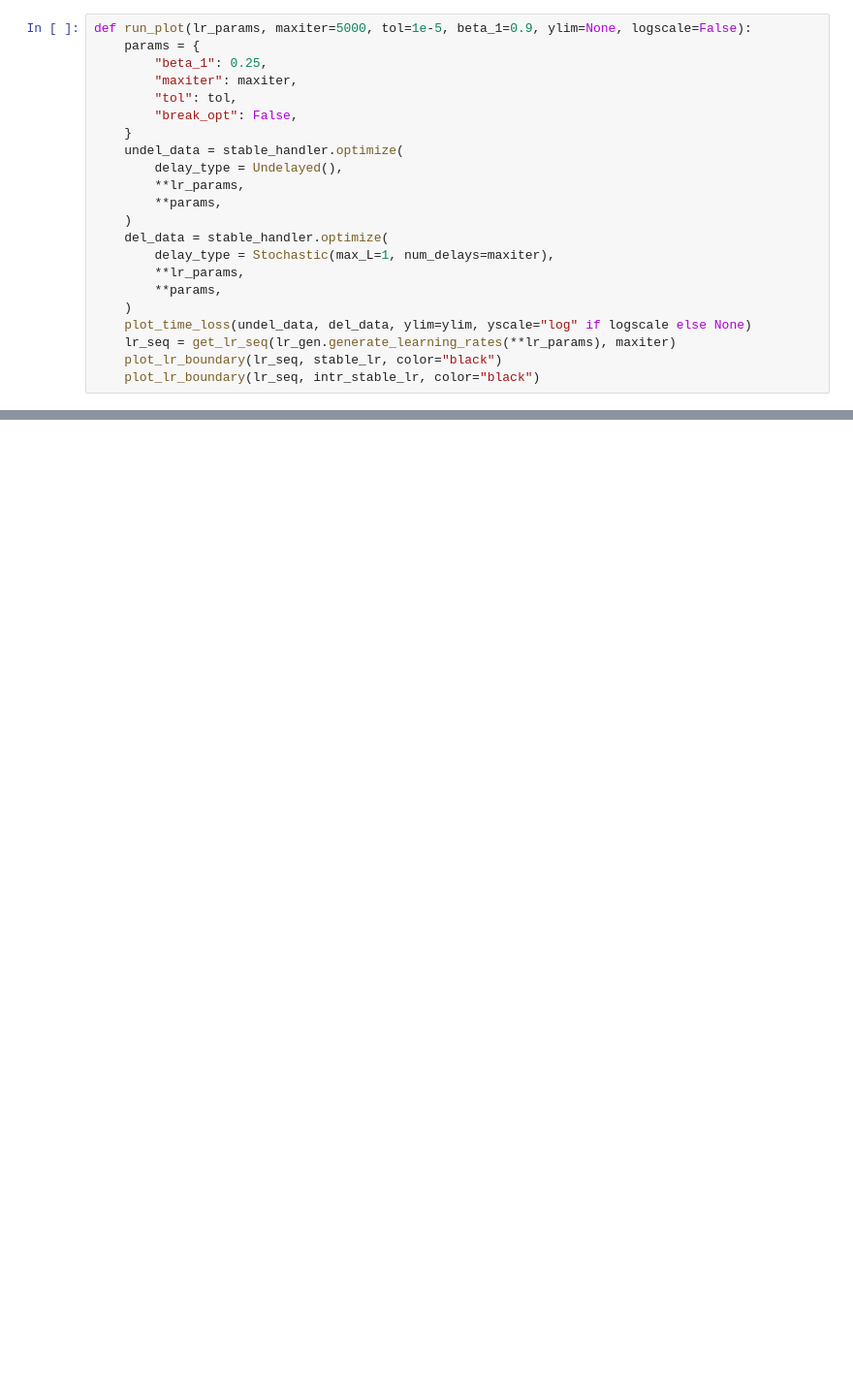
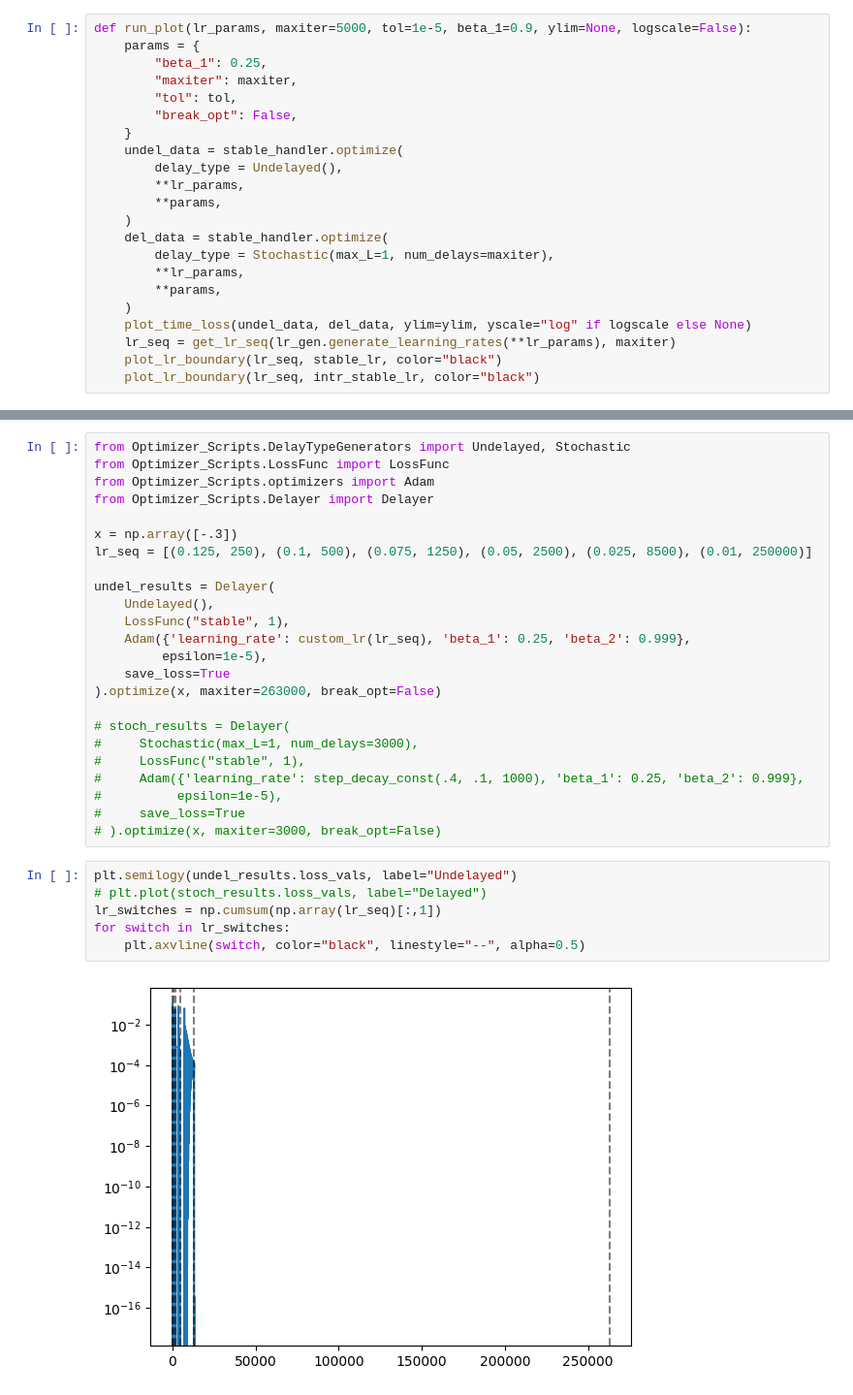
Before and after one commit to ebensonm/delay-optimizer, a Jupyter notebook: DelayEffects/stability.ipynb, the cells around one changed output, grey strips where cells are left out. Shown at 97% size. Drawn from its saved outputs; the diff is of its cells as text; blank space fills up the shorter version.

```diff
--- a/DelayEffects/stability.ipynb
+++ b/DelayEffects/stability.ipynb
@@ -430,0 +431,32 @@ array([[-2.82682612]])
+# %%
+from Optimizer_Scripts.DelayTypeGenerators import Undelayed, Stochastic
+from Optimizer_Scripts.LossFunc import LossFunc
+from Optimizer_Scripts.optimizers import Adam
+from Optimizer_Scripts.Delayer import Delayer
+
+x = np.array([-.3])
+lr_seq = [(0.125, 250), (0.1, 500), (0.075, 1250), (0.05, 2500), (0.025, 8500), (0.01, 250000)]
+
+undel_results = Delayer(
+    Undelayed(),
+    LossFunc("stable", 1),
+    Adam({'learning_rate': custom_lr(lr_seq), 'beta_1': 0.25, 'beta_2': 0.999},
+         epsilon=1e-5),
+    save_loss=True
+).optimize(x, maxiter=263000, break_opt=False)
+
+# stoch_results = Delayer(
+#     Stochastic(max_L=1, num_delays=3000),
+#     LossFunc("stable", 1),
+#     Adam({'learning_rate': step_decay_const(.4, .1, 1000), 'beta_1': 0.25, 'beta_2': 0.999},
+#          epsilon=1e-5),
+#     save_loss=True
+# ).optimize(x, maxiter=3000, break_opt=False)
+# %%
+plt.semilogy(undel_results.loss_vals, label="Undelayed")
+# plt.plot(stoch_results.loss_vals, label="Delayed")
+lr_switches = np.cumsum(np.array(lr_seq)[:,1])
+for switch in lr_switches:
+    plt.axvline(switch, color="black", linestyle="--", alpha=0.5)
+# %% [output]
+[figure, added]
```
Also changed, not shown: parts of 15 cells of this notebook, 1 other file.
